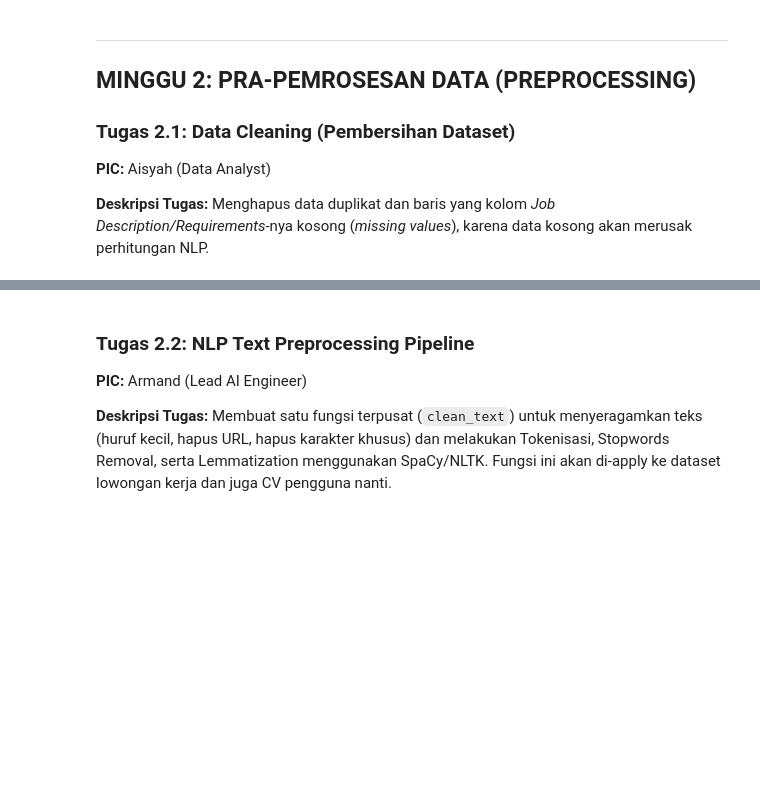
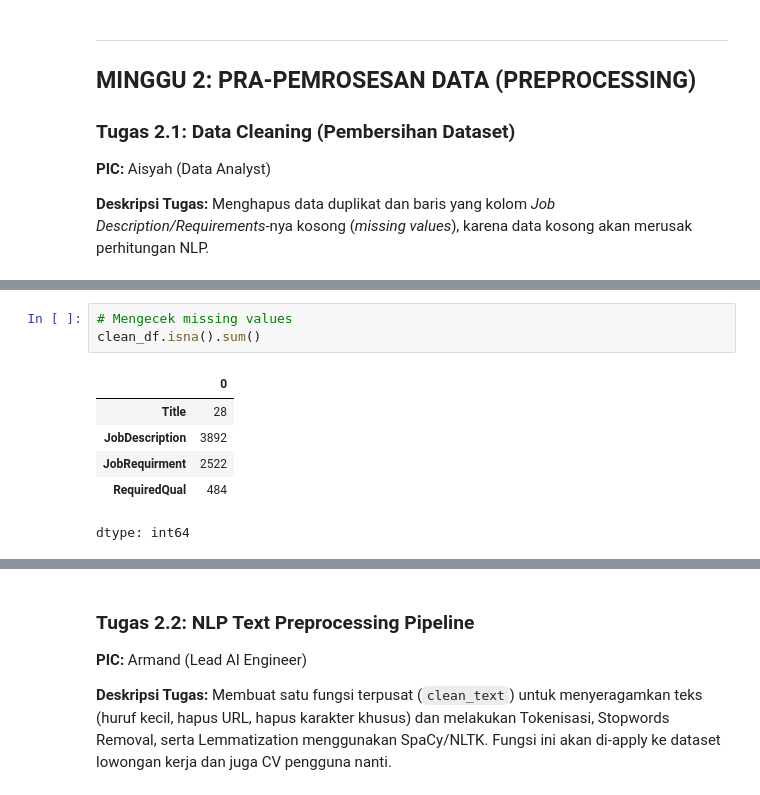
Before and after one commit to ArcVielLouvent/PJK-RM119-CareerMatch-AI, a Jupyter notebook: PJK_RM119_CareerMatch_AI_Workspace.ipynb, the cells around one changed output, grey strips where cells are left out. Cells and saved outputs as stored; diff of their text form; blank space fills up the shorter version.

```diff
--- a/PJK_RM119_CareerMatch_AI_Workspace.ipynb
+++ b/PJK_RM119_CareerMatch_AI_Workspace.ipynb
@@ -115,0 +210,10 @@ def extract_pdf_text(pdf_path):
+# %%
+# Mengecek missing values
+clean_df.isna().sum()
+# %% [output]
+|  | 0 |
+| Title | 28 |
+| JobDescription | 3892 |
+| JobRequirment | 2522 |
+| RequiredQual | 484 |
+dtype: int64
```
Also changed, not shown: parts of 15 cells of this notebook.
